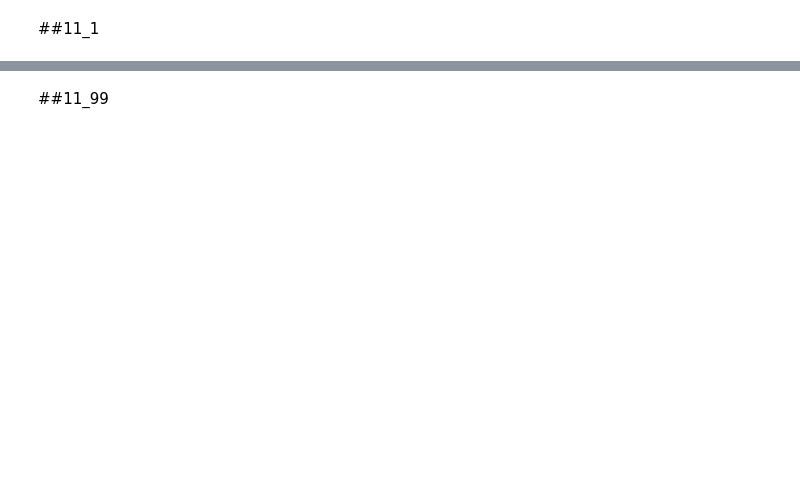
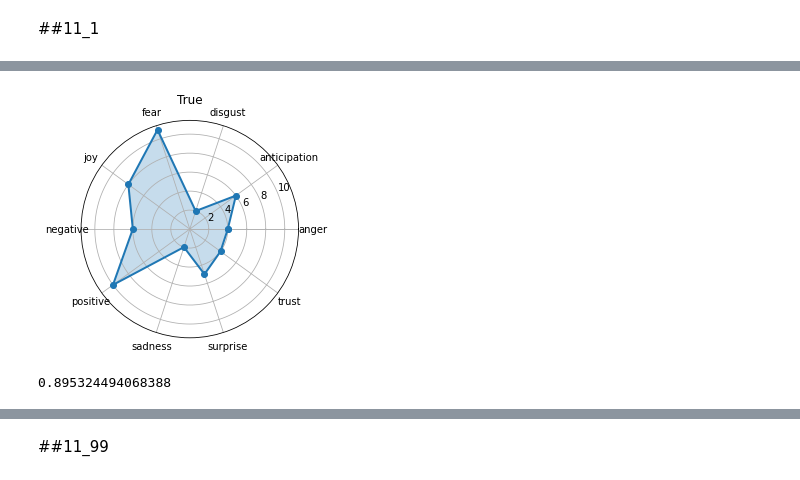
Before and after one commit to itsumiii/itsumiii, a Jupyter notebook: ItsumiNagakura_DASMA51_FinalProject.ipynb, the cells around one changed output, grey strips where cells are left out. Cells and saved outputs as stored; diff of their text form; code cells hidden in the pictures; blank space fills up the shorter version.

```diff
--- a/ItsumiNagakura_DASMA51_FinalProject.ipynb
+++ b/ItsumiNagakura_DASMA51_FinalProject.ipynb
@@ -159,0 +442,8 @@ Nov_1
+# %%
+#try emolex
+
+with open("/content/gdrive/MyDrive/python files/NRC-Emotion-Lexicon/NRC-Emotion-Lexicon-v0.92/NRC-Emotion-Lexicon-Wordlevel-v0.92.txt","r") as f:
+  lexicontext = f.readlines()
+wordline = []
+for line in lexicontext:
+  wordline.append(line.split("\t"))
@@ -159,0 +560,20 @@ Nov_1
+# %%
+#make rader chart
+
+labels=np.array(emotion)
+stats=N1_score_transposed.iloc[0].values
+
+angles=np.linspace(0, 2*np.pi, len(labels), endpoint=False)
+# close the plot
+stats=np.concatenate((stats,[stats[0]]))
+angles=np.concatenate((angles,[angles[0]]))
+
+fig=plt.figure()
+ax = fig.add_subplot(111, polar=True)
+ax.plot(angles, stats, 'o-', linewidth=2)
+ax.fill(angles, stats, alpha=0.25)
+ax.set_thetagrids(angles * 180/np.pi, labels)
+ax.set_title(N1_score_transposed.iloc[0].all())
+ax.grid(True)
+# %% [output]
+[figure, added]
@@ -159,0 +596,9 @@ Nov_1
+# %%
+#naive bayes
+
+NB = MultinomialNB()
+NB.fit(tf_train,y_train)
+
+NB.score(tf_train,y_train)
+# %% [output]
+0.895324494068388
```
Also changed, not shown: parts of 268 cells of this notebook.
